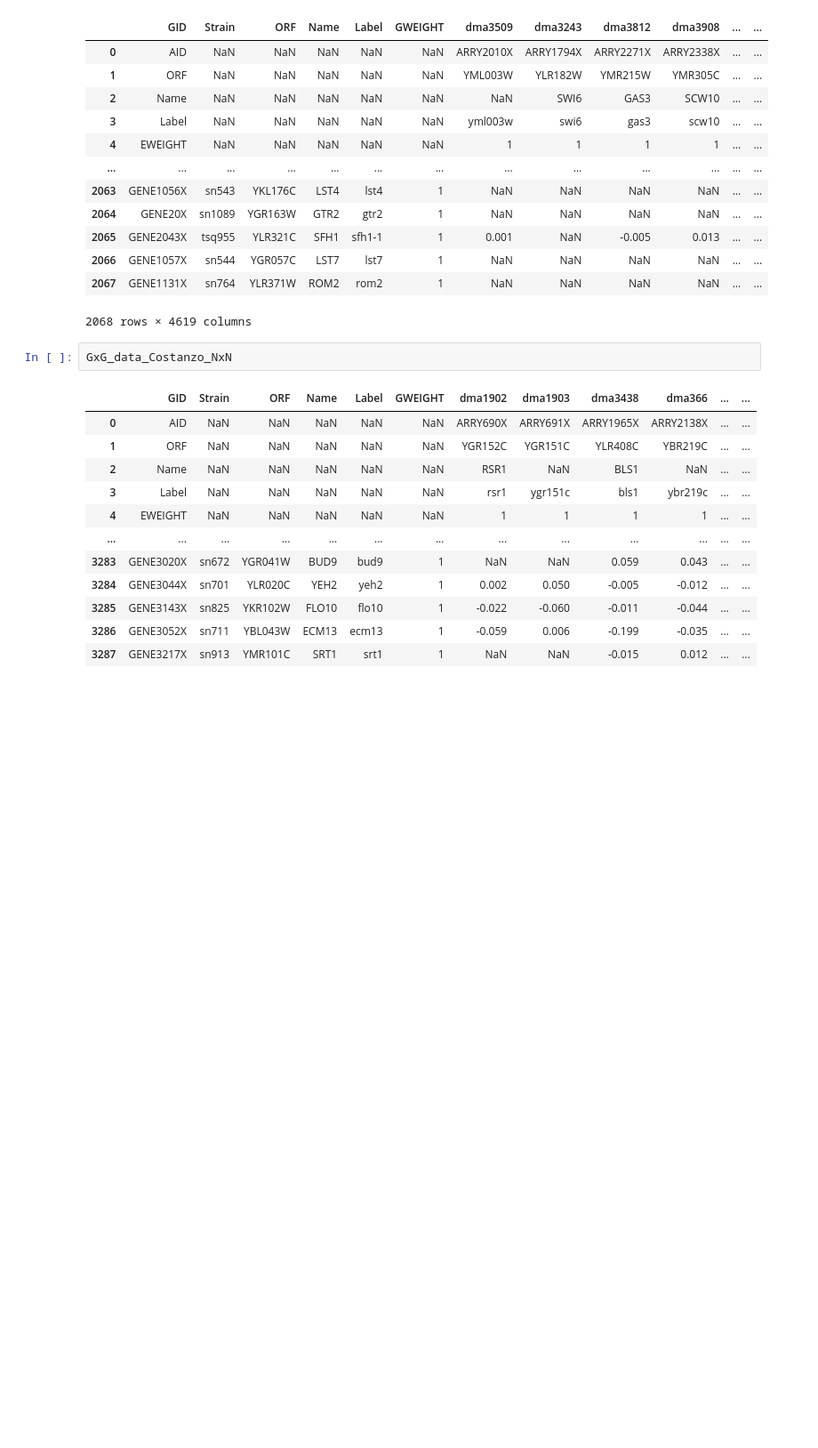
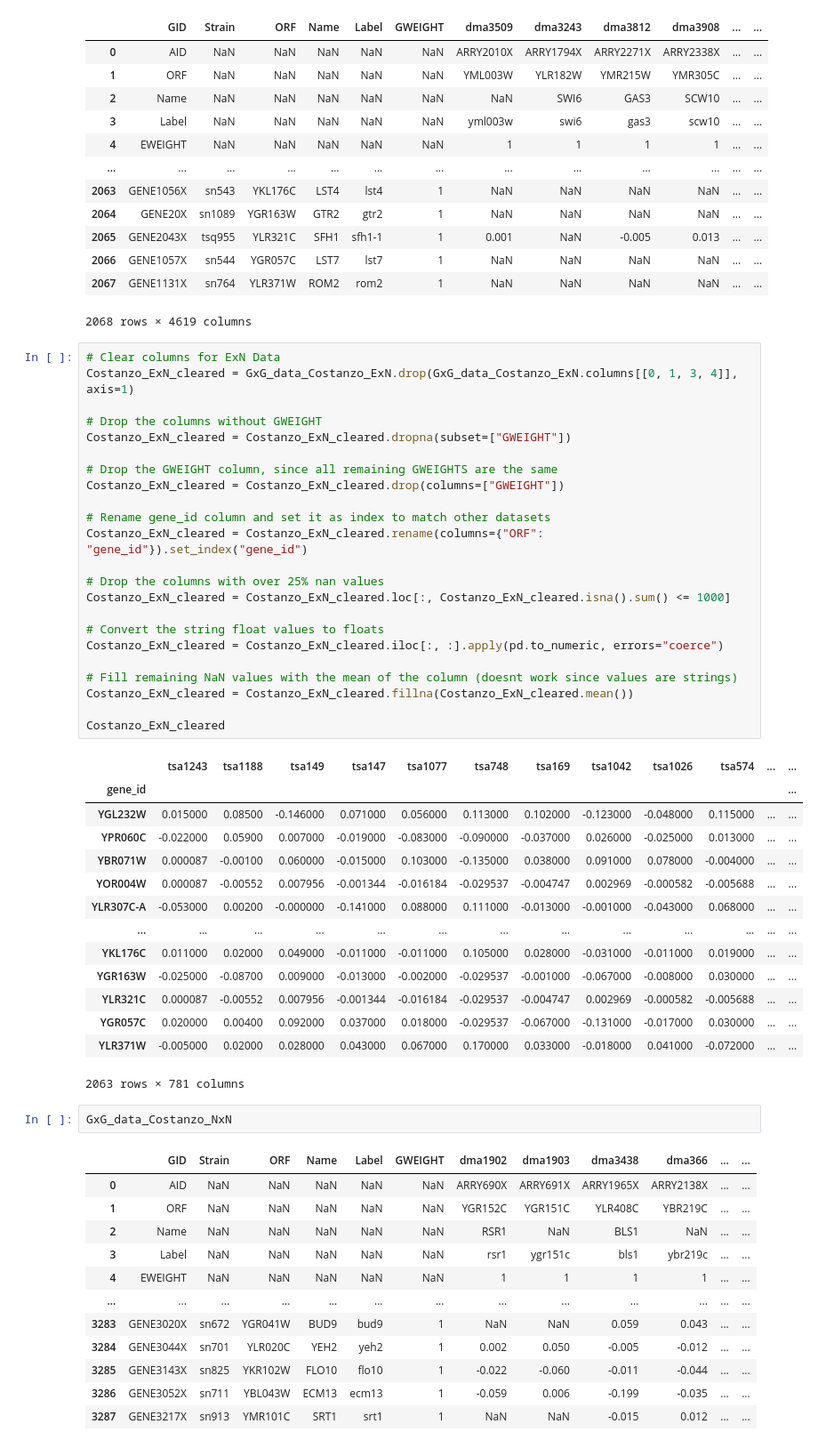
Before and after one commit to lesves/yeast-embeddings, a Jupyter notebook: ForSysGen.ipynb, the cells around one changed output. Shown at 89% size. Saved outputs shown, nothing was run; the diff lists cells and outputs as text; blank space fills up the shorter version.

```diff
--- a/ForSysGen.ipynb
+++ b/ForSysGen.ipynb
@@ -379,6 +413,44 @@ GxG_data_Costanzo_ExN
 | 2066 | GENE1057X | sn544 | YGR057C | LST7 | lst7 | 1 | NaN | NaN | NaN | NaN | ... | ... |
 | 2067 | GENE1131X | sn764 | YLR371W | ROM2 | rom2 | 1 | NaN | NaN | NaN | NaN | ... | ... |
 2068 rows × 4619 columns
+# %%
+# Clear columns for ExN Data
+Costanzo_ExN_cleared = GxG_data_Costanzo_ExN.drop(GxG_data_Costanzo_ExN.columns[[0, 1, 3, 4]], axis=1)
+
+# Drop the columns without GWEIGHT
+Costanzo_ExN_cleared = Costanzo_ExN_cleared.dropna(subset=["GWEIGHT"])
+
+# Drop the GWEIGHT column, since all remaining GWEIGHTS are the same
+Costanzo_ExN_cleared = Costanzo_ExN_cleared.drop(columns=["GWEIGHT"])
+
+# Rename gene_id column and set it as index to match other datasets
+Costanzo_ExN_cleared = Costanzo_ExN_cleared.rename(columns={"ORF": "gene_id"}).set_index("gene_id")
+
+# Drop the columns with over 25% nan values
+Costanzo_ExN_cleared = Costanzo_ExN_cleared.loc[:, Costanzo_ExN_cleared.isna().sum() <= 1000]
+
+# Convert the string float values to floats
+Costanzo_ExN_cleared = Costanzo_ExN_cleared.iloc[:, :].apply(pd.to_numeric, errors="coerce")
+
+# Fill remaining NaN values with the mean of the column (doesnt work since values are strings)
+Costanzo_ExN_cleared = Costanzo_ExN_cleared.fillna(Costanzo_ExN_cleared.mean())
+
+Costanzo_ExN_cleared
+# %% [output]
+|  | tsa1243 | tsa1188 | tsa149 | tsa147 | tsa1077 | tsa748 | tsa169 | tsa1042 | tsa1026 | tsa574 | ... | ... |
+| gene_id |  |  |  |  |  |  |  |  |  |  |  | ... |
+| YGL232W | 0.015000 | 0.08500 | -0.146000 | 0.071000 | 0.056000 | 0.113000 | 0.102000 | -0.123000 | -0.048000 | 0.115000 | ... | ... |
+| YPR060C | -0.022000 | 0.05900 | 0.007000 | -0.019000 | -0.083000 | -0.090000 | -0.037000 | 0.026000 | -0.025000 | 0.013000 | ... | ... |
+| YBR071W | 0.000087 | -0.00100 | 0.060000 | -0.015000 | 0.103000 | -0.135000 | 0.038000 | 0.091000 | 0.078000 | -0.004000 | ... | ... |
+| YOR004W | 0.000087 | -0.00552 | 0.007956 | -0.001344 | -0.016184 | -0.029537 | -0.004747 | 0.002969 | -0.000582 | -0.005688 | ... | ... |
+| YLR307C-A | -0.053000 | 0.00200 | -0.000000 | -0.141000 | 0.088000 | 0.111000 | -0.013000 | -0.001000 | -0.043000 | 0.068000 | ... | ... |
+| ... | ... | ... | ... | ... | ... | ... | ... | ... | ... | ... | ... | ... |
+| YKL176C | 0.011000 | 0.02000 | 0.049000 | -0.011000 | -0.011000 | 0.105000 | 0.028000 | -0.031000 | -0.011000 | 0.019000 | ... | ... |
+| YGR163W | -0.025000 | -0.08700 | 0.009000 | -0.013000 | -0.002000 | -0.029537 | -0.001000 | -0.067000 | -0.008000 | 0.030000 | ... | ... |
+| YLR321C | 0.000087 | -0.00552 | 0.007956 | -0.001344 | -0.016184 | -0.029537 | -0.004747 | 0.002969 | -0.000582 | -0.005688 | ... | ... |
+| YGR057C | 0.020000 | 0.00400 | 0.092000 | 0.037000 | 0.018000 | -0.029537 | -0.067000 | -0.131000 | -0.017000 | 0.030000 | ... | ... |
+| YLR371W | -0.005000 | 0.02000 | 0.028000 | 0.043000 | 0.067000 | 0.170000 | 0.033000 | -0.018000 | 0.041000 | -0.072000 | ... | ... |
+2063 rows × 781 columns
 # %%
 GxG_data_Costanzo_NxN
 # %% [output]
```
Also changed, not shown: parts of 12 cells of this notebook.
